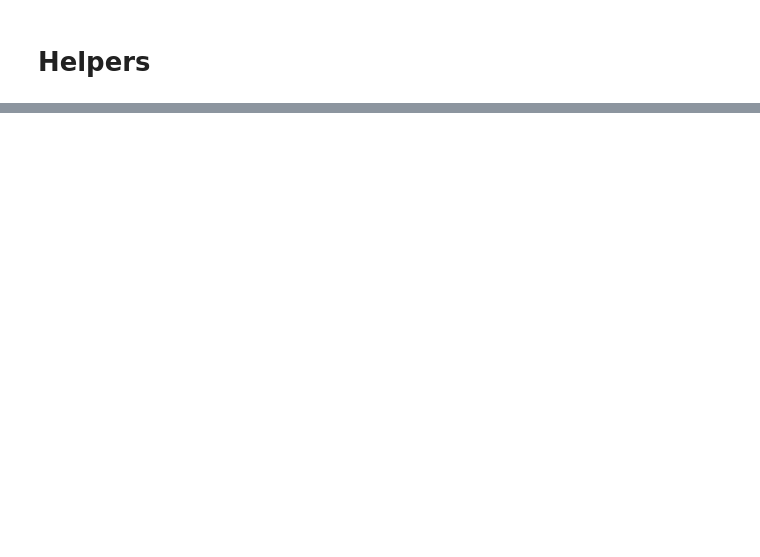
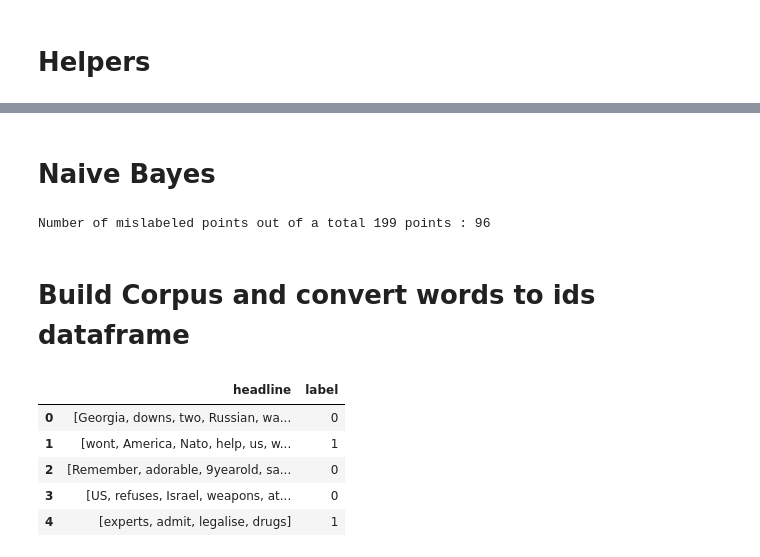
Before and after one commit to omier/NLP-final-project, a Jupyter notebook: NLP_Final_Project.ipynb, the cells around one changed output, grey strips where cells are left out. Drawn from its saved outputs; the diff is of its cells as text; code cells hidden in the pictures; blank space fills up the shorter version.

```diff
--- a/NLP_Final_Project.ipynb
+++ b/NLP_Final_Project.ipynb
@@ -340,0 +358,2 @@ The `pad_to_max_length` argument is deprecated and will be removed in a future v
+# %% [markdown]
+# Naive Bayes
@@ -340,0 +369,16 @@ The `pad_to_max_length` argument is deprecated and will be removed in a future v
+# %%
+y_pred = gnb.fit(X_train, y_train).predict(X_test)
+print("Number of mislabeled points out of a total %d points : %d" % (X_test.shape[0], (y_test != y_pred).sum()))
+# %% [output]
+Number of mislabeled points out of a total 199 points : 96
+# %% [markdown]
+# Build Corpus and convert words to ids dataframe
+# %%
+df.head()
+# %% [output]
+|  | headline | label |
+| 0 | [Georgia, downs, two, Russian, wa... | 0 |
+| 1 | [wont, America, Nato, help, us, w... | 1 |
+| 2 | [Remember, adorable, 9yearold, sa... | 0 |
+| 3 | [US, refuses, Israel, weapons, at... | 0 |
+| 4 | [experts, admit, legalise, drugs] | 1 |
```
Also changed, not shown: parts of 59 cells of this notebook.
